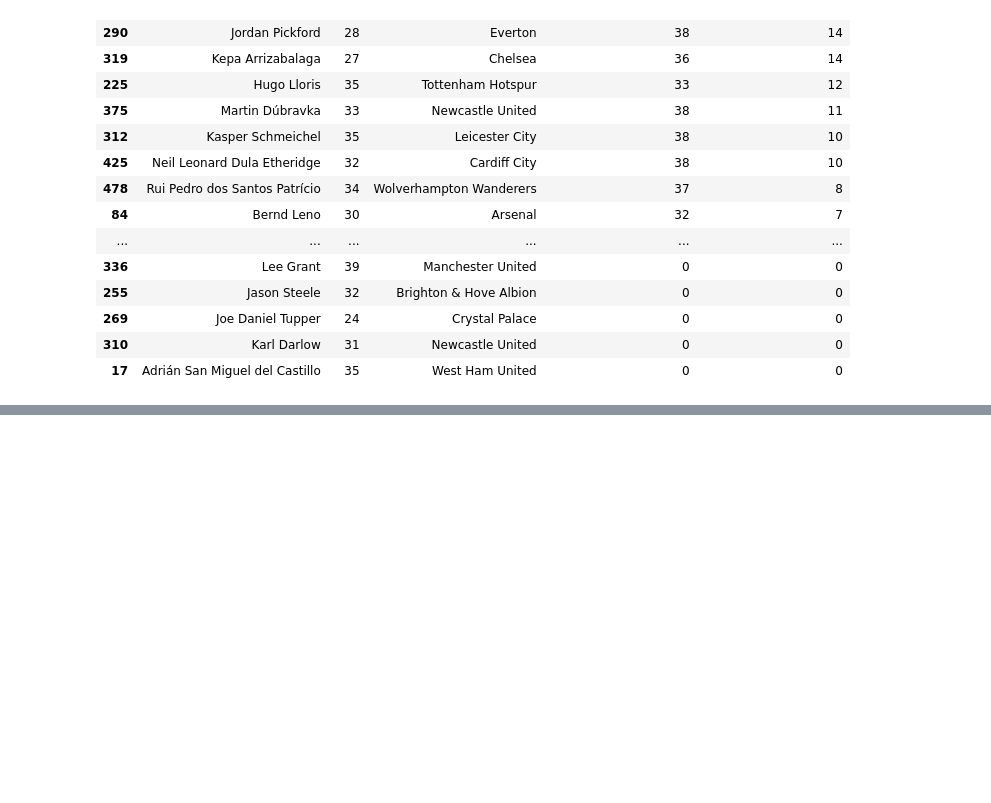
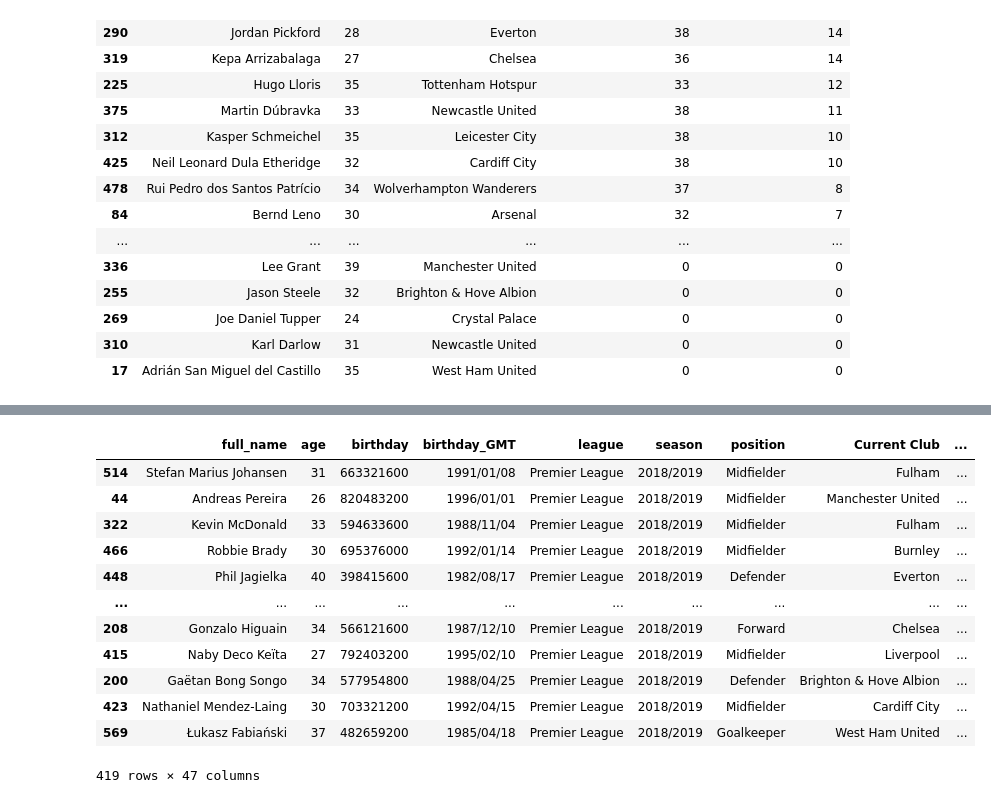
Before and after one commit to florisjanvf/PL-Analysis, a Jupyter notebook: players 18-19.ipynb, the cells around one changed output, grey strips where cells are left out. Drawn from its saved outputs; the diff is of its cells as text; code cells hidden in the pictures; blank space fills up the shorter version.

Commit message:
added some quick analysis on player data of 18-19 season

```diff
--- a/players 18-19.ipynb
+++ b/players 18-19.ipynb
@@ -178,3 +178,19 @@ goalkeepers_clean_sheets
 | 269 | Joe Daniel Tupper | 24 | Crystal Palace | 0 | 0 | NaN |
 | 310 | Karl Darlow | 31 | Newcastle United | 0 | 0 | NaN |
 | 17 | Adrián San Miguel del Castillo | 35 | West Ham United | 0 | 0 | NaN |
+# %%
+data.sort_values(by='cards_per_90_overall', ascending=False).loc[(data['minutes_played_overall'] > 270)]
+# %% [output]
+|  | full_name | age | birthday | birthday_GMT | league | season | position | Current Club | ... |
+| 514 | Stefan Marius Johansen | 31 | 663321600 | 1991/01/08 | Premier League | 2018/2019 | Midfielder | Fulham | ... |
+| 44 | Andreas Pereira | 26 | 820483200 | 1996/01/01 | Premier League | 2018/2019 | Midfielder | Manchester United | ... |
+| 322 | Kevin McDonald | 33 | 594633600 | 1988/11/04 | Premier League | 2018/2019 | Midfielder | Fulham | ... |
+| 466 | Robbie Brady | 30 | 695376000 | 1992/01/14 | Premier League | 2018/2019 | Midfielder | Burnley | ... |
+| 448 | Phil Jagielka | 40 | 398415600 | 1982/08/17 | Premier League | 2018/2019 | Defender | Everton | ... |
+| ... | ... | ... | ... | ... | ... | ... | ... | ... | ... |
+| 208 | Gonzalo Higuain | 34 | 566121600 | 1987/12/10 | Premier League | 2018/2019 | Forward | Chelsea | ... |
+| 415 | Naby Deco Keïta | 27 | 792403200 | 1995/02/10 | Premier League | 2018/2019 | Midfielder | Liverpool | ... |
+| 200 | Gaëtan Bong Songo | 34 | 577954800 | 1988/04/25 | Premier League | 2018/2019 | Defender | Brighton & Hove Albion | ... |
+| 423 | Nathaniel Mendez-Laing | 30 | 703321200 | 1992/04/15 | Premier League | 2018/2019 | Midfielder | Cardiff City | ... |
+| 569 | Łukasz Fabiański | 37 | 482659200 | 1985/04/18 | Premier League | 2018/2019 | Goalkeeper | West Ham United | ... |
+419 rows × 47 columns
```
Also changed, not shown: parts of 2 cells of this notebook.
